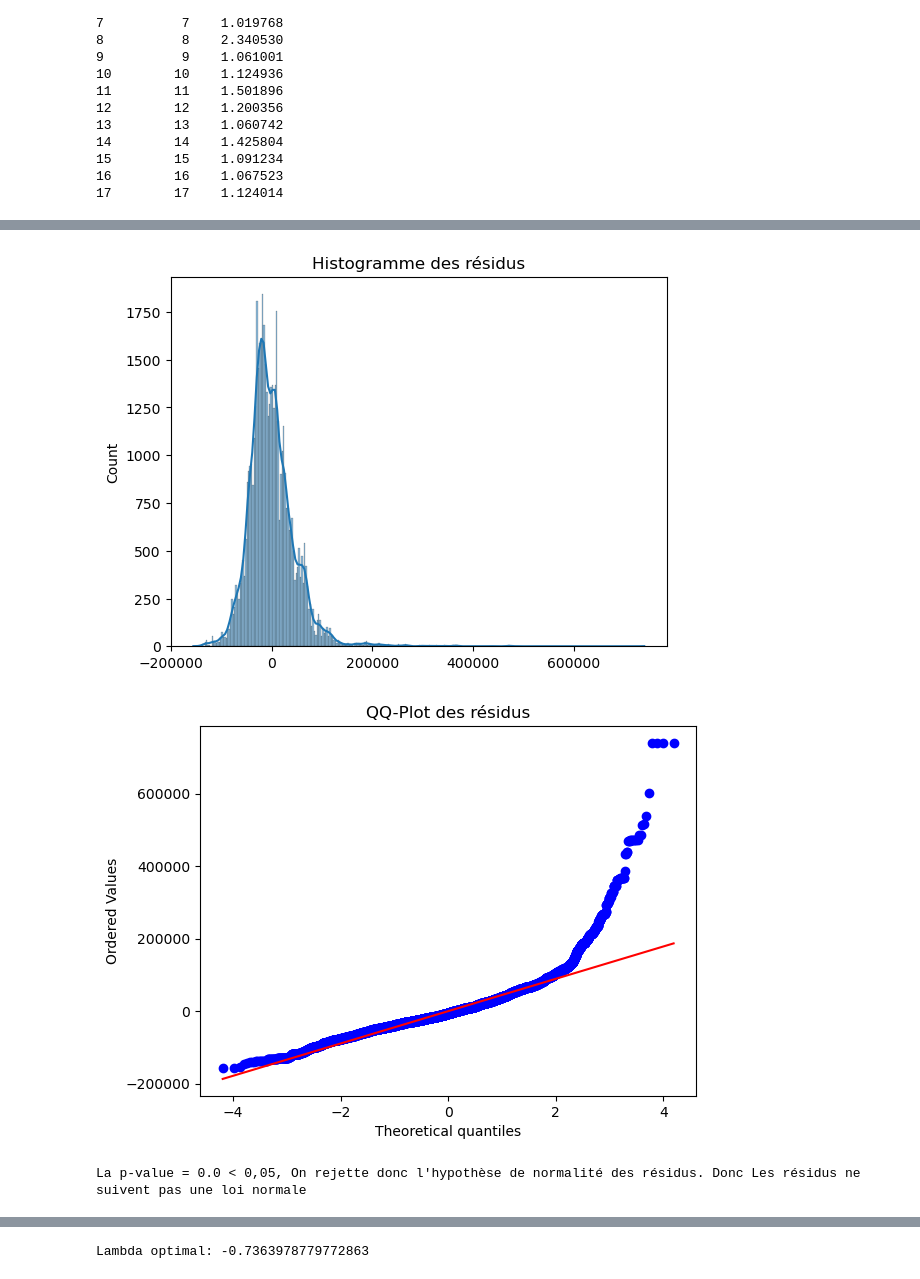
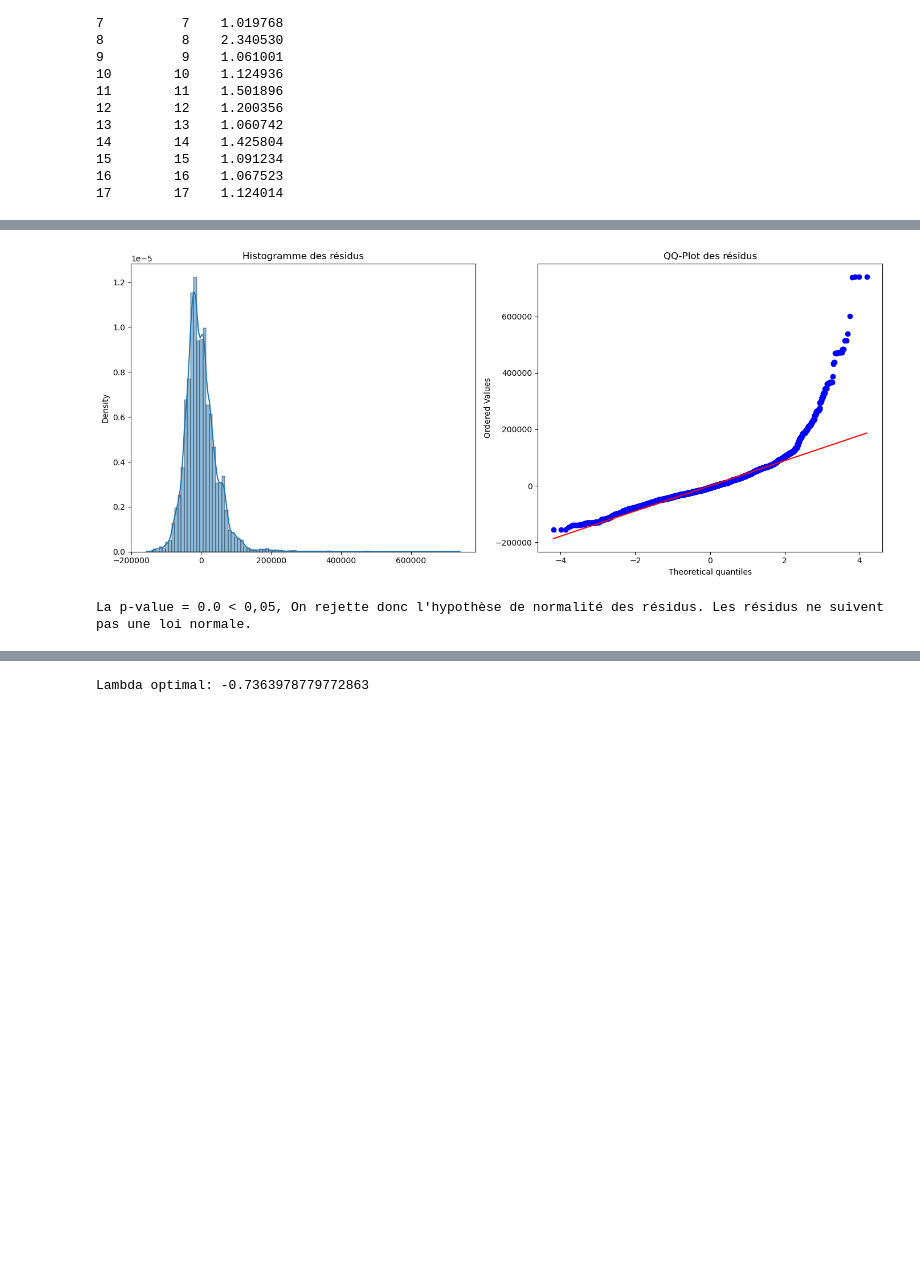
Before and after one commit to Elouan-Michy/Regression-lineaire, a Jupyter notebook: Base_spotify_pandas-Copy11.ipynb, the cells around one changed output, grey strips where cells are left out. Drawn from its saved outputs; the diff is of its cells as text; code cells hidden in the pictures; blank space fills up the shorter version.

```diff
--- a/Base_spotify_pandas-Copy11.ipynb
+++ b/Base_spotify_pandas-Copy11.ipynb
@@ -880,25 +1083,29 @@ Où :
 - $\hat{\mu}_4$ est l'estimateur du quatrième moment.
 - $\bar{x}$ et $\hat{\sigma}^2$ sont respectivement la moyenne et la variance de l'échantillon.
 # %%
-# Histogramme des résidus
-sns.histplot(model.resid, kde=True)
-plt.title("Histogramme des résidus")
+# Créer une figure avec deux sous-graphes (1 ligne, 2 colonnes)
+fig, axes = plt.subplots(1, 2, figsize=(14, 6))
+
+# Histogramme des résidus en densité
+sns.histplot(model.resid, kde=True, ax=axes[0], stat="density", bins = 100)
+axes[0].set_title("Histogramme des résidus")
+
+# QQ-plot avec les résidus
+stats.probplot(model.resid, dist="norm", plot=axes[1])
+axes[1].set_title("QQ-Plot des résidus")
+
+# Afficher les graphiques
+plt.tight_layout()  # Ajuster les espaces entre les graphiques
 plt.show()
 
-# QQ-plot
-stats.probplot(model.resid, dist="norm", plot=plt)
-plt.title("QQ-Plot des résidus")
-plt.show()
-
-
+# Test de Jarque-Bera pour tester la normalité des résidus
 jb_test = jarque_bera(model.resid)
 if jb_test[1] < 0.05:
-    print(f"La p-value = {jb_test[1]} < 0,05, On rejette donc l'hypothèse de normalité des résidus. Donc Les résidus ne suivent pas une loi normale")
+    print(f"La p-value = {jb_test[1]} < 0,05, On rejette donc l'hypothèse de normalité des résidus. Les résidus ne suivent pas une loi normale.")
 else:
-    print(f"La p-value = {jb_test[1]} > 0,05. On accepte donc l'hypothèse de normalité des résidus. Donc Les résidus suivent une loi normale")
+    print(f"La p-value = {jb_test[1]} > 0,05. On accepte donc l'hypothèse de normalité des résidus. Les résidus suivent une loi normale.")
 # %% [output]
-[figure, old version]
+[figure, new version]
-[figure, removed]
-La p-value = 0.0 < 0,05, On rejette donc l'hypothèse de normalité des résidus. Donc Les résidus ne suivent pas une loi normale
+La p-value = 0.0 < 0,05, On rejette donc l'hypothèse de normalité des résidus. Les résidus ne suivent pas une loi normale.
 # %% [markdown]
 ## 4.6 - Test d’indépendance des résidus (test d'autocorrélation) (Durbin-Watson)
```
Also changed, not shown: parts of 52 cells of this notebook.
